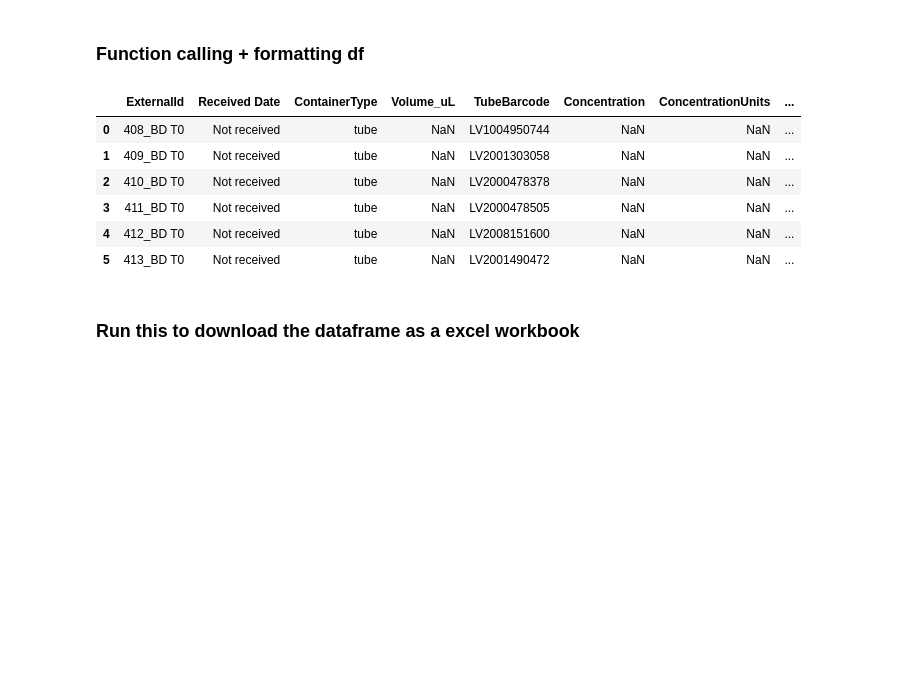
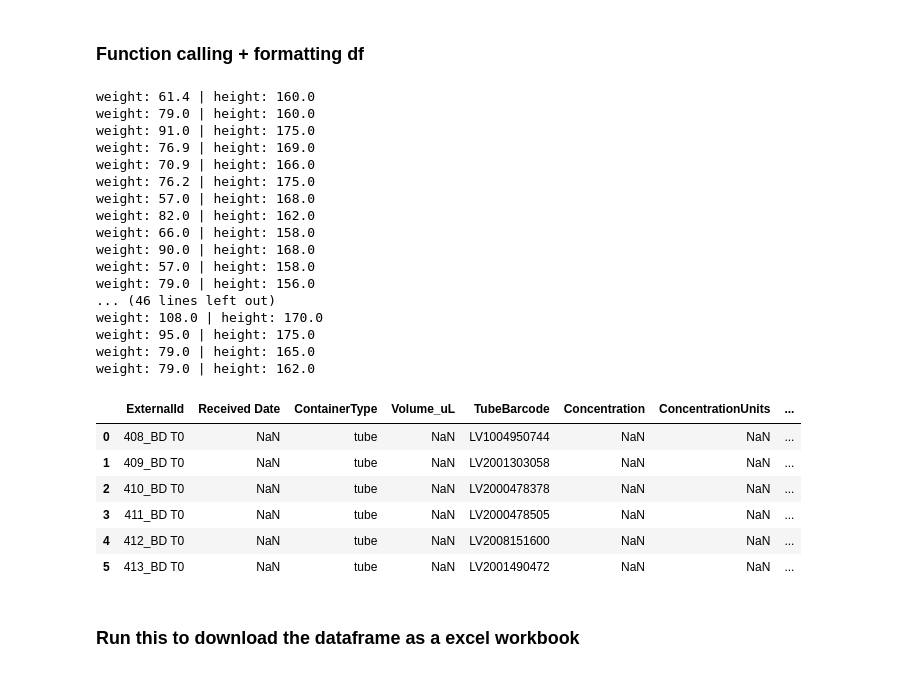
Before and after one commit to nalikapalayoor/clinical-data-cleaning-pipeline, a Jupyter notebook: raw_to_template.ipynb, the cells around one changed output. Cells and saved outputs as stored; diff of their text form; code cells hidden in the pictures; blank space fills up the shorter version.

Commit message:
BMI calculation and fix required columns

```diff
--- a/raw_to_template.ipynb
+++ b/raw_to_template.ipynb
@@ -333,9 +356,8 @@ biomarker_lookup = {
 }
 
 pos_neg_mapping = {
-    "Positive": ["positive", "strong positive", "weak positive", "2+", "3+", "1", "2","3","4","5","6","7","8","9","10","11","12","12",">= 10", ">=10"],
-    "Negative": ["negative", "0", "none", "not detected", "less than 10%", "less than 10", "1+"]
-
+    "positive": ["Positive","positive", "strong positive", "weak positive", "2+", "3+", "1", "2","3","4","5","6","7","8","9","10","11","12","12",">= 10", ">=10"],
+    "negative": ["Negative","negative", "0", "none", "not detected", "less than 10%", "less than 10", "1+"]
 }
 
 # create functions from function factory (add to dictionaries as you find new synonyms in the raw data)
@@ -364,6 +386,13 @@ clean_stage= make_cleaner({
     "IV": ["IV", "IVA", "IVB"]
 })
 
+clean_hemolysis= make_cleaner({
+    "no hemolysis": ["No"],
+    "light hemolysis": ["Light Hemolysis"],
+    "hemolysis": [" Hemolysis"],
+    "strong hemolysis": ["Strong Hemolysis"]
+})
+
 # transformation registry (key: template column, value: cleaning function)
 # add a new row to the dictionary for each new function you create/use
 transformations= {
@@ -373,7 +402,8 @@ transformations= {
     "Gender": clean_gender,
     "Single or Double Spun": clean_single_double,
     "Sample Timepoint": clean_sample_timepoint,
-    "Stage": clean_stage
+    "Stage": clean_stage,
+    "Hemolysis": clean_hemolysis
 }
 # %% [markdown]
 ### Function calling + formatting df
@@ -385,18 +415,30 @@ raw= pd.read_excel(raw, sheet_name= sheet_name_raw, header= raw_header)
 shipping_manifest= pd.read_excel(shipping_manifest, sheet_name= sheet_name_shipping, header= shipping_manifest_header)
 final= pd.DataFrame(index= raw.index, columns= template.columns)
 
+raw['biomarker_blob']= raw[biomarker_cols]\
+.astype(str)\
+.replace('nan', '')\
+.agg(' '.join, axis=1)\
+.str.replace(r'\s+', ' ',regex= True)\
+             .str.strip()
+
 # merge the raw data with the shipping manifest to get tube barcodes
 raw= pd.merge(raw, shipping_manifest, left_on= 'Patient ID\nconsecutive',right_on= 'Patient ID consecutive', how= "left")
 
 # this occurs if menopause status is in biomarker columns
 if extract_menopause_from_biomarker:
-    final["Menopausal Status"]= raw.apply(extract_menopause_status, axis=1)
+    final["Menopausal Status"]= raw['biomarker_blob']
 
 # adding biomarker columns to the column mapping
 biomarker_data = raw.apply(
-    lambda row: extract_pos_neg_biomarker(row, biomarker_cols, biomarker_lookup, pos_neg_mapping),
+    lambda row: extract_pos_neg_biomarker(
+        row,
+        biomarker_lookup,
+        pos_neg_mapping
+    ),
     axis=1
 )
+
 
 for idx, result in biomarker_data.items():
     for col, val in result.items():
@@ -408,46 +450,75 @@ call_calculation_functions(final,raw,calculation_functions)
 # create a column for age at the time of blood collection
 final["AgeAtCollection"]= raw.apply(
     lambda row: calculate_age(row["Year of birth"], row["Date of blood collection [yyyy-mm-dd]"]), axis=1)
+
+# Create bmi column
+
+final["BMI"]= raw.apply(
+    lambda row: calculate_bmi(row["Maximum weight [kg] "], row["Body height [cm]"]), axis=1)
 
 
 # apply transformations and mappings
 
 for col,val in fixed_values.items():
     if col in final.columns:
         final[col]= val
 
 for template_col in column_mapping:
     raw_col= column_mapping[template_col]
     if raw_col in raw.columns:
         if template_col in transformations:
             final[template_col]= raw[raw_col].apply(transformations[template_col])
         else:
             final[template_col]= raw[raw_col]
 
 # define columns that can be left blank if no data is present
 required_columns = [
-    "External Id","Received Date","Organism","Gender","Height","Weight","BMI","Sample Timepoint","Stage","Morphology Code","Description of Morphology Code",
-    "ExPatientId","ER","PR","HER2","FISH","ALK","ROS","EGFR","KRAS","PIK3CA","ESR1","AR","RNA-sequencing available ",
-    "Source (called Site on Sapio)","Country","Gender", "Race","SmokingHistory","Number of years smoked or smoking","Smoking Notes"
+    "Tube Barcode","Concentration Units","Single or Double Spun","Processing Method","Freeze Thaw Status","Project",
+    "Matched FFPE Available","Surgery Type","Tumor Tissue Type","Other Sample Notes","Collection Site","Histology",
+    "Sample Timepoint","Sample Timepoint Description","Detailed Anatomical Location","Grade","Tumor Size","TNM","Stage",
+    "Stage_detailed","Morphology Code","Description of Morphology Code","Metastatic Sites","Vehicle Control","Media Conditions",
+    "Additional Supplements to Media","Protocols for Harvesting Cell Lines","Menopausal Status","HER2 IHC","HER2","FISH",
+    "HER2 Change from Previous Sample","ER","ER Notes","ER Status Change From Previous Sample","PR","PR Notes",
+    "PR Status Change From Previous Sample","AR Notes","AR Status Change From Previous Sample","ROS","ALK","EGFR",
+    "EGFR Allele Information","PDL1","KRAS","PIK3CA", "ESR1","BRCA1","BRCA2","FOLR1","Biomarker Notes","Country",
+    "Gender","Race","SmokingHistory"
 ]
+
 
 
 # if a column is blank and not optional, fill with Not received
 for col in final.columns:
     if col in required_columns:
-        final[col]= final[col].fillna("Not received")
+        final[col]= final[col].fillna("not received")
 
 # display the dataframe
 pd.set_option("display.max_columns",None)
 final.head(6)
 # %% [output]
+weight: 61.4 | height: 160.0
+weight: 79.0 | height: 160.0
+weight: 91.0 | height: 175.0
+weight: 76.9 | height: 169.0
+weight: 70.9 | height: 166.0
+weight: 76.2 | height: 175.0
+weight: 57.0 | height: 168.0
+weight: 82.0 | height: 162.0
+weight: 66.0 | height: 158.0
+weight: 90.0 | height: 168.0
+weight: 57.0 | height: 158.0
+weight: 79.0 | height: 156.0
+... (46 lines left out)
+weight: 108.0 | height: 170.0
+weight: 95.0 | height: 175.0
+weight: 79.0 | height: 165.0
+weight: 79.0 | height: 162.0
 |  | ExternalId | Received Date | ContainerType | Volume_uL | TubeBarcode | Concentration | ConcentrationUnits | ... |
-| 0 | 408_BD T0 | Not received | tube | NaN | LV1004950744 | NaN | NaN | ... |
-| 1 | 409_BD T0 | Not received | tube | NaN | LV2001303058 | NaN | NaN | ... |
-| 2 | 410_BD T0 | Not received | tube | NaN | LV2000478378 | NaN | NaN | ... |
-| 3 | 411_BD T0 | Not received | tube | NaN | LV2000478505 | NaN | NaN | ... |
-| 4 | 412_BD T0 | Not received | tube | NaN | LV2008151600 | NaN | NaN | ... |
-| 5 | 413_BD T0 | Not received | tube | NaN | LV2001490472 | NaN | NaN | ... |
+| 0 | 408_BD T0 | NaN | tube | NaN | LV1004950744 | NaN | NaN | ... |
+| 1 | 409_BD T0 | NaN | tube | NaN | LV2001303058 | NaN | NaN | ... |
+| 2 | 410_BD T0 | NaN | tube | NaN | LV2000478378 | NaN | NaN | ... |
+| 3 | 411_BD T0 | NaN | tube | NaN | LV2000478505 | NaN | NaN | ... |
+| 4 | 412_BD T0 | NaN | tube | NaN | LV2008151600 | NaN | NaN | ... |
+| 5 | 413_BD T0 | NaN | tube | NaN | LV2001490472 | NaN | NaN | ... |
 # %% [markdown]
 ### Run this to download the dataframe as a excel workbook
 # %%
```
Also changed, not shown: parts of 8 cells of this notebook.
